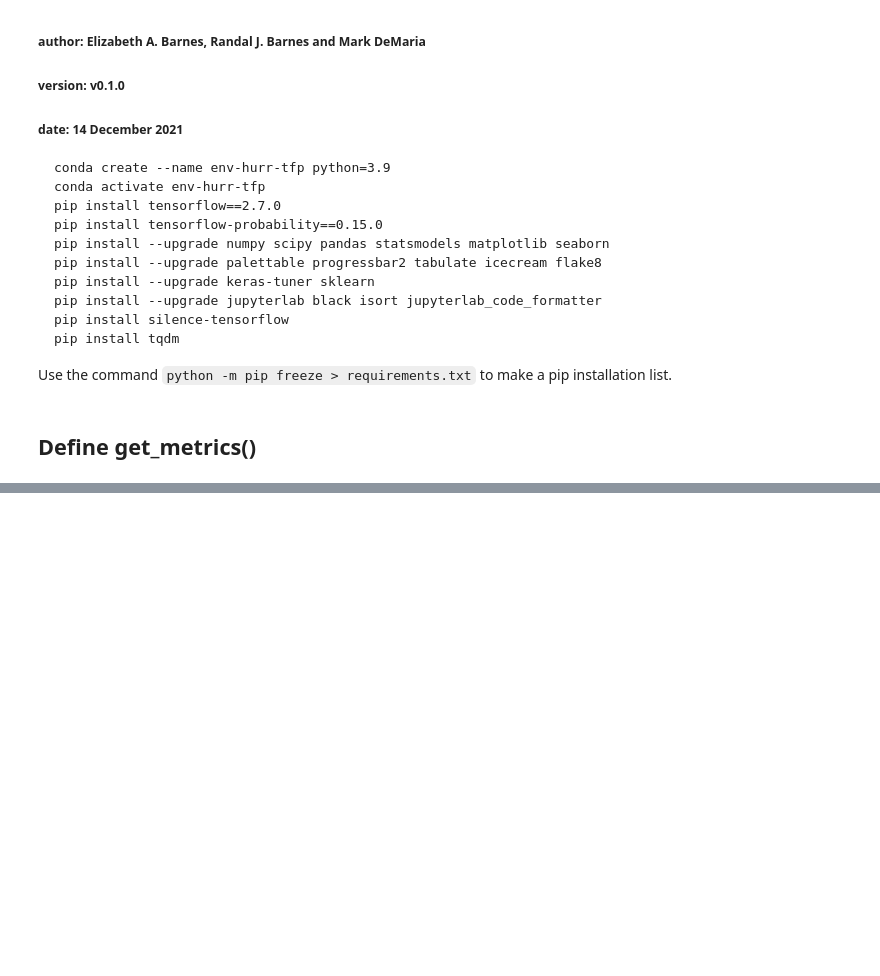
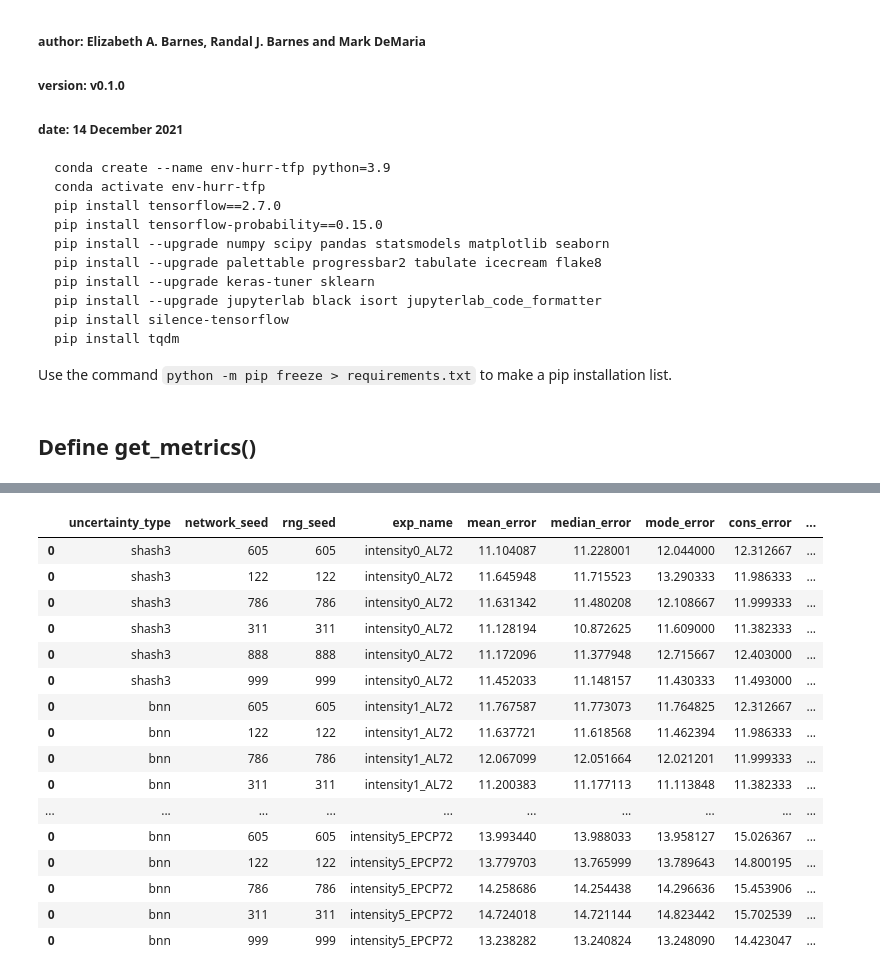
Before and after one commit to eabarnes1010/hurricane_uqcomparisons, a Jupyter notebook: _summarize_metrics.ipynb, the cells around one changed output, grey strips where cells are left out. Saved outputs shown, nothing was run; the diff lists cells and outputs as text; code cells hidden in the pictures; blank space fills up the shorter version.

```diff
--- a/_summarize_metrics.ipynb
+++ b/_summarize_metrics.ipynb
@@ -194,0 +251,45 @@ for exp_name in EXP_NAME_LIST:
+# %%
+df_metrics = pd.DataFrame()
+
+for exp_name in EXP_NAME_LIST:
+    settings = experiment_settings.get_settings(exp_name)
+    RNG_SEED_LIST = np.copy(settings['rng_seed'])
+
+    for rng_seed in RNG_SEED_LIST:
+        settings['rng_seed'] = rng_seed
+        NETWORK_SEED_LIST = [settings["rng_seed"]]
+        network_seed = NETWORK_SEED_LIST[0]
+
+        model_name = (
+                exp_name + "_" + settings["uncertainty_type"] + '_' + f"network_seed_{network_seed}_rng_seed_{settings['rng_seed']}"
+        )
+
+
+        # load the metric filename
+        metric_filename = METRIC_PATH + model_name + '_metrics.pkl'
+        if os.path.exists(metric_filename)==False:
+            print(metric_filename + ' DOES NOT exist. Skipping...')
+            continue
+
+        df = pd.read_pickle(metric_filename)
+        df['basin_lead'] = exp_name[exp_name.rfind('_')+1:]
+        df_metrics = pd.concat([df_metrics,df])
+df_metrics
+# %% [output]
+|  | uncertainty_type | network_seed | rng_seed | exp_name | mean_error | median_error | mode_error | cons_error | ... |
+| 0 | shash3 | 605 | 605 | intensity0_AL72 | 11.104087 | 11.228001 | 12.044000 | 12.312667 | ... |
+| 0 | shash3 | 122 | 122 | intensity0_AL72 | 11.645948 | 11.715523 | 13.290333 | 11.986333 | ... |
+| 0 | shash3 | 786 | 786 | intensity0_AL72 | 11.631342 | 11.480208 | 12.108667 | 11.999333 | ... |
+| 0 | shash3 | 311 | 311 | intensity0_AL72 | 11.128194 | 10.872625 | 11.609000 | 11.382333 | ... |
+| 0 | shash3 | 888 | 888 | intensity0_AL72 | 11.172096 | 11.377948 | 12.715667 | 12.403000 | ... |
+| 0 | shash3 | 999 | 999 | intensity0_AL72 | 11.452033 | 11.148157 | 11.430333 | 11.493000 | ... |
+| 0 | bnn | 605 | 605 | intensity1_AL72 | 11.767587 | 11.773073 | 11.764825 | 12.312667 | ... |
+| 0 | bnn | 122 | 122 | intensity1_AL72 | 11.637721 | 11.618568 | 11.462394 | 11.986333 | ... |
+| 0 | bnn | 786 | 786 | intensity1_AL72 | 12.067099 | 12.051664 | 12.021201 | 11.999333 | ... |
+| 0 | bnn | 311 | 311 | intensity1_AL72 | 11.200383 | 11.177113 | 11.113848 | 11.382333 | ... |
+| ... | ... | ... | ... | ... | ... | ... | ... | ... | ... |
+| 0 | bnn | 605 | 605 | intensity5_EPCP72 | 13.993440 | 13.988033 | 13.958127 | 15.026367 | ... |
+| 0 | bnn | 122 | 122 | intensity5_EPCP72 | 13.779703 | 13.765999 | 13.789643 | 14.800195 | ... |
+| 0 | bnn | 786 | 786 | intensity5_EPCP72 | 14.258686 | 14.254438 | 14.296636 | 15.453906 | ... |
+| 0 | bnn | 311 | 311 | intensity5_EPCP72 | 14.724018 | 14.721144 | 14.823442 | 15.702539 | ... |
+| 0 | bnn | 999 | 999 | intensity5_EPCP72 | 13.238282 | 13.240824 | 13.248090 | 14.423047 | ... |
```
Also changed, not shown: parts of 5 cells of this notebook, 36 other files.
